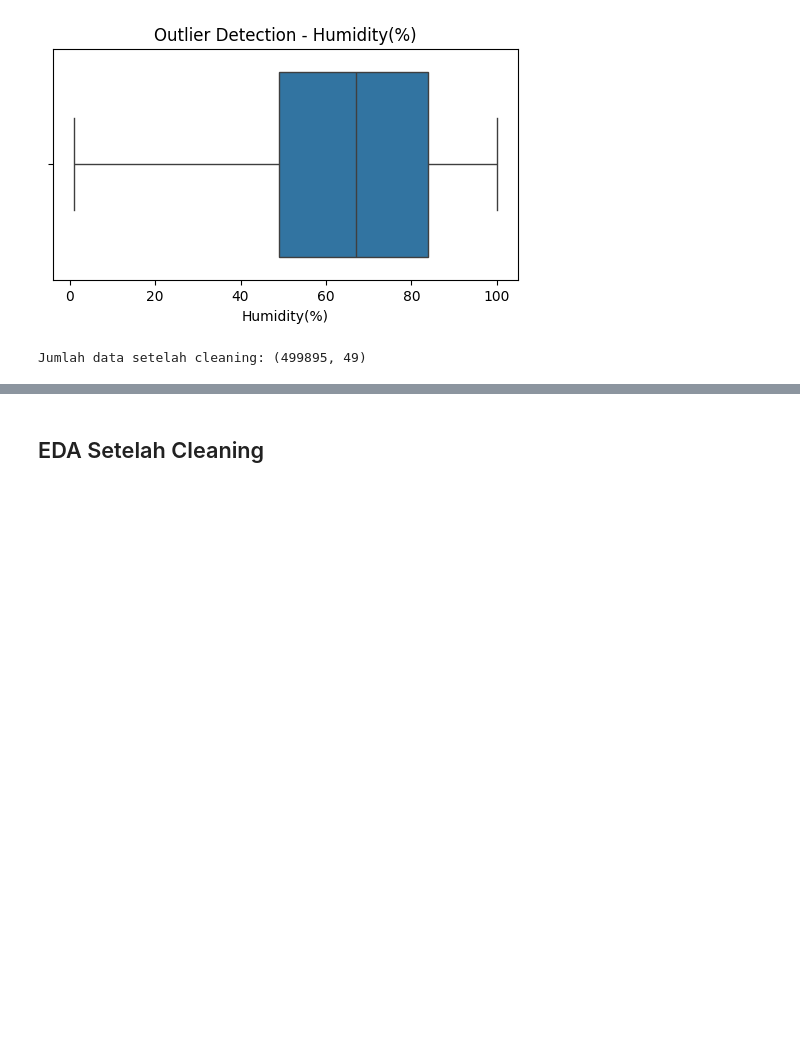
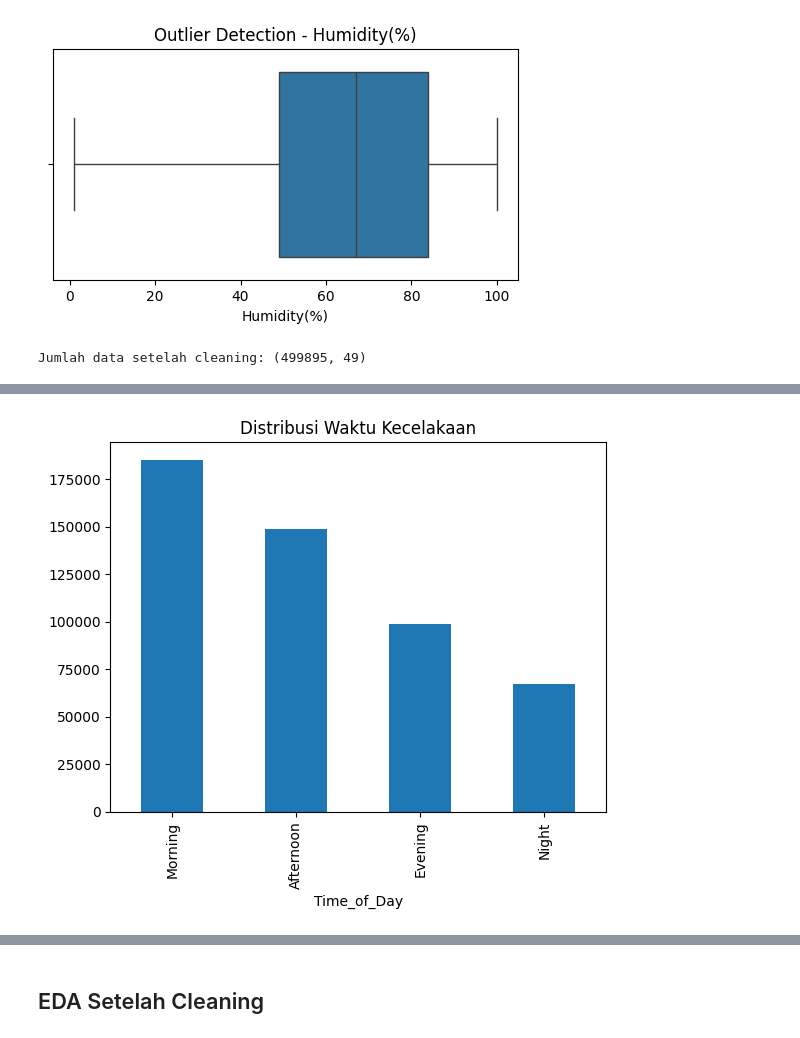
Before and after one commit to AhsanDz/4-Ahsan, a Jupyter notebook: EDA_Ahsan.ipynb, the cells around one changed output, grey strips where cells are left out. Saved outputs shown, nothing was run; the diff lists cells and outputs as text; code cells hidden in the pictures; blank space fills up the shorter version.

```diff
--- a/EDA_Ahsan.ipynb
+++ b/EDA_Ahsan.ipynb
@@ -458,0 +514,6 @@ Jumlah data setelah cleaning: (499895, 49)
+# %%
+df["Time_of_Day"].value_counts().plot(kind="bar")
+plt.title("Distribusi Waktu Kecelakaan")
+plt.show()
+# %% [output]
+[figure, added]
```
Also changed, not shown: parts of 6 cells of this notebook.
